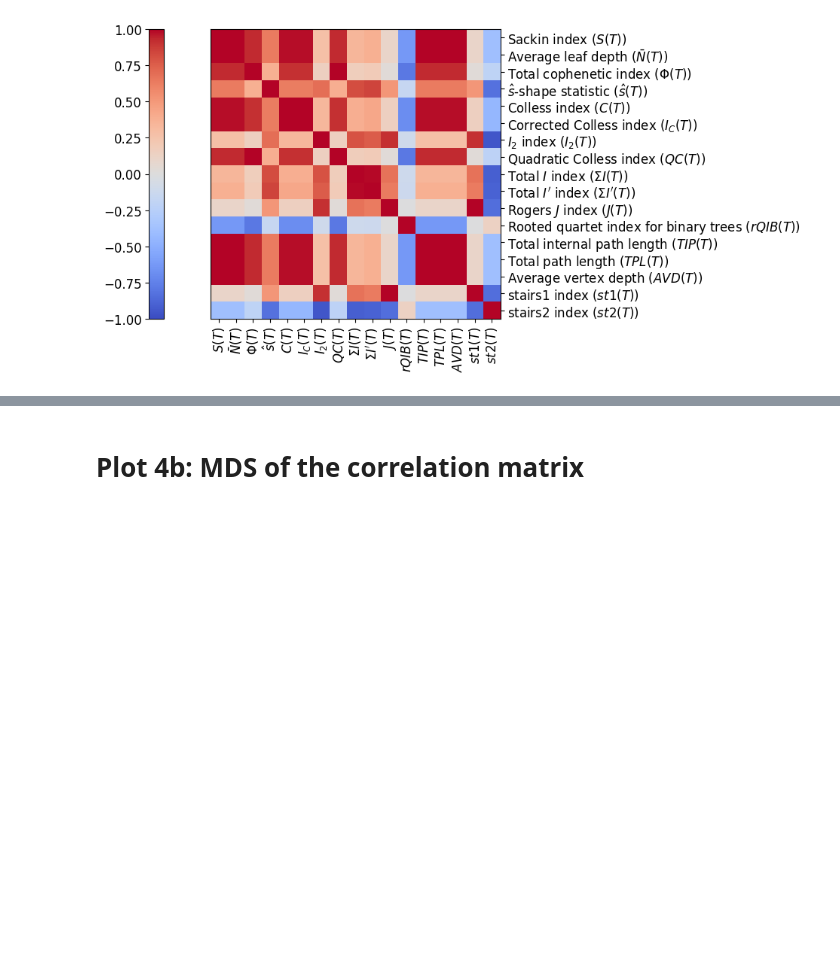
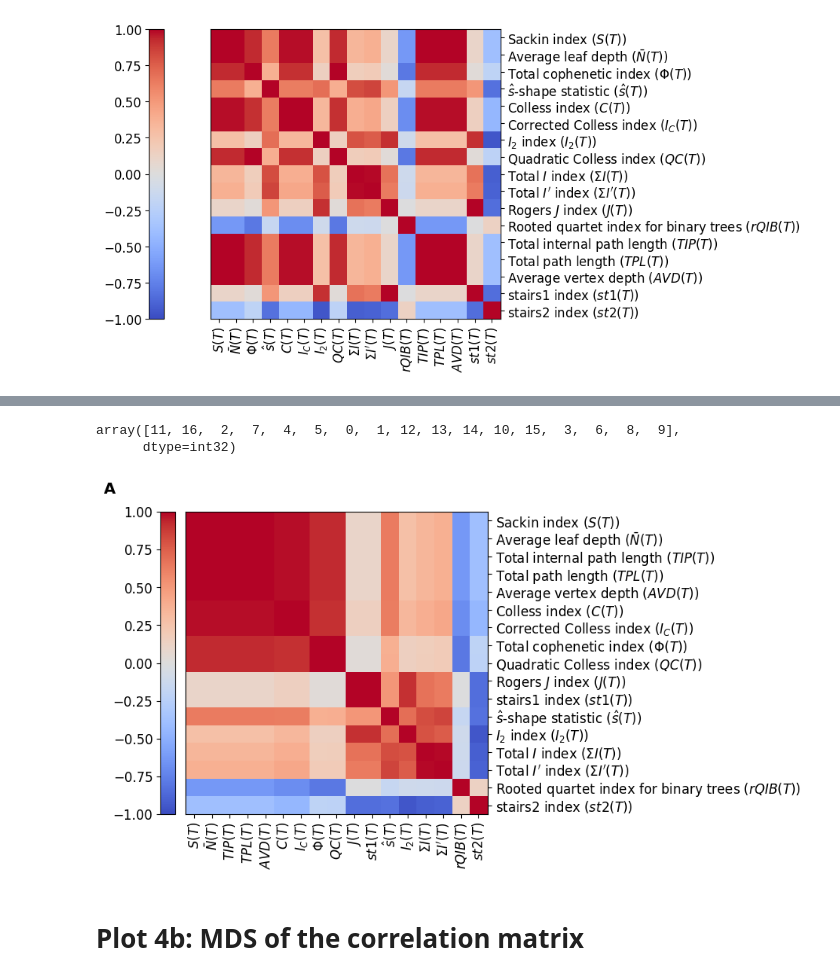
Before and after one commit to dbauman18/phylogenetic_basis_statistics, a Jupyter notebook: notebooks/plot_figures.ipynb, the cells around one changed output, grey strips where cells are left out. Cells and saved outputs as stored; diff of their text form; code cells hidden in the pictures; blank space fills up the shorter version.

```diff
--- a/notebooks/plot_figures.ipynb
+++ b/notebooks/plot_figures.ipynb
@@ -242,3 +270,48 @@ plt.show()
+# %%
+order
+# %% [output]
+array([11, 16,  2,  7,  4,  5,  0,  1, 12, 13, 14, 10, 15,  3,  6,  8,  9],
+      dtype=int32)
+# %%
+good_order = np.array([
+     0,  1, 12, 13, 14, 4, 5, 2, 7, 10, 15,  3,  6,  8,  9, 11, 16
+])
+
+# Make the reordered correlation matrix using the good_order
+reordered_corr_matrix2 = corr_matrix[good_order][:, good_order]
+
+# Reordered labels
+reordered_labels2 = [plotting_labels[i] for i in good_order]
+reordered_full_labels2 = [full_labels[i] for i in good_order]
+
+# Plot the reordered correlation matrix
+plt.figure(figsize=(8, 5))
+plt.imshow(reordered_corr_matrix2, cmap='coolwarm', vmin=-1, vmax=
+1)
+# Make ticks of the colorbar fontsize 12
+plt.colorbar(location='left', pad=0.02).ax.tick_params(labelsize=12)
+
+# Labels for the reordered correlation matrix
+plt.xticks(ticks=np.arange(len(indices)), labels=reordered_labels2, rotation=90, fontsize=12)
+plt.yticks(ticks=np.arange(len(indices)), labels=reordered_full_labels2, fontsize=12)
+
+# Move yticks and labels to right side
+plt.gca().yaxis.tick_right()
+plt.gca().yaxis.set_label_position('right')
+
+plt.text(
+        -0.25, 1.05, 'A',
+        transform=plt.gca().transAxes,  # coordinates relative to this subplot
+        fontsize=14,
+        fontweight='bold',
+        ha='center',
+        va='bottom',
+    )
+
+plt.savefig(os.path.join(parent_dir, 'plots', 'correlation_matrix_daughter_basis_n100_reordered.png'), bbox_inches='tight', dpi=300)
+plt.show()
+# %% [output]
+[figure, added]
 # %% [markdown]
 # Plot 4b: MDS of the correlation matrix
 # %%
```
Also changed, not shown: parts of 5 cells of this notebook.
